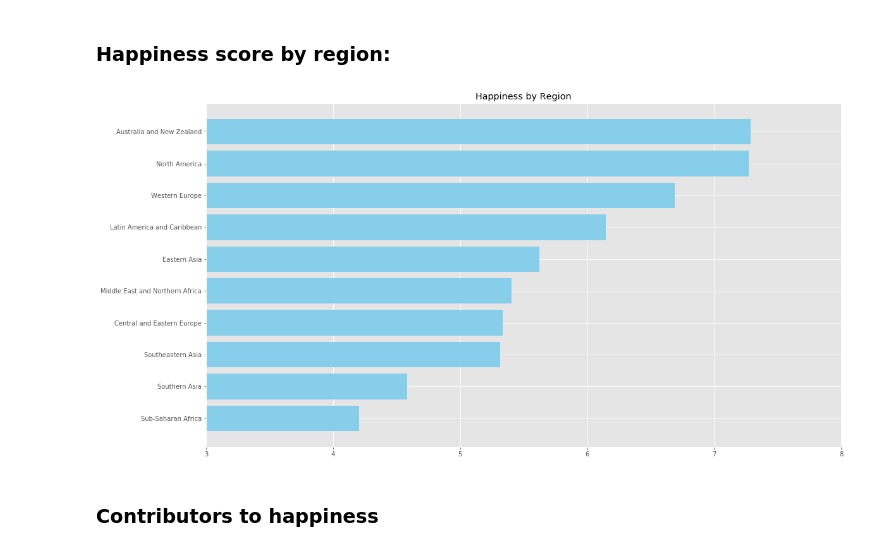
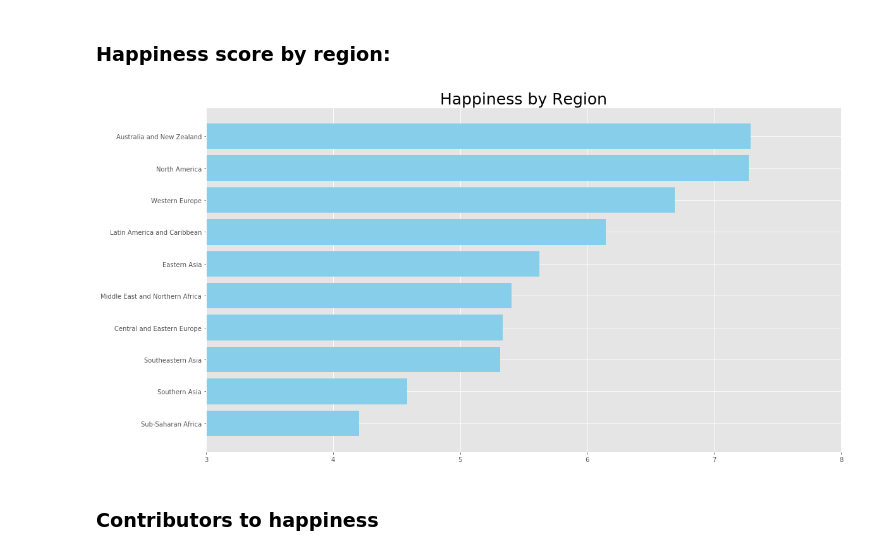
Before and after one commit to neil-ash/Kaggle, a Jupyter notebook: World_Happiness/World_Happiness_Exploration.ipynb, the cells around one changed output. Saved outputs shown, nothing was run; the diff lists cells and outputs as text; code cells hidden in the pictures.

```diff
--- a/World_Happiness/World_Happiness_Exploration.ipynb
+++ b/World_Happiness/World_Happiness_Exploration.ipynb
@@ -181,16 +181,16 @@ for region in regions:
                           / df[df.Region == region].shape[0])
 # %%
 plt.rcParams['figure.figsize'] = [18, 10]
-plt.title('Happiness by Region')
+plt.title('Happiness by Region', fontsize=25)
 plt.xlim(3, 8)
 
 # plot from most -> least happy
 plt.barh(range(len(region_dict)),
         sorted(region_dict.values()),
         tick_label=sorted(region_dict, key=region_dict.get),
         color='skyblue');
 # %% [output]
-[figure, old version]
+[figure, new version]
 # %% [markdown]
 ### Contributors to happiness
 # %%
```
